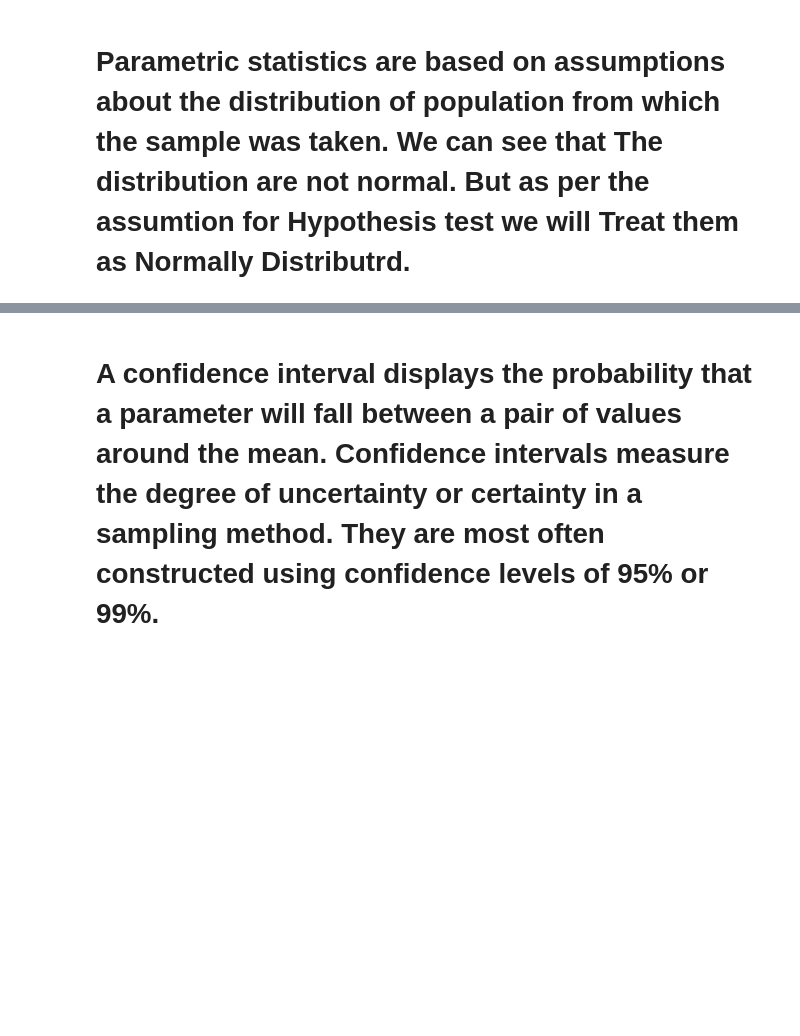
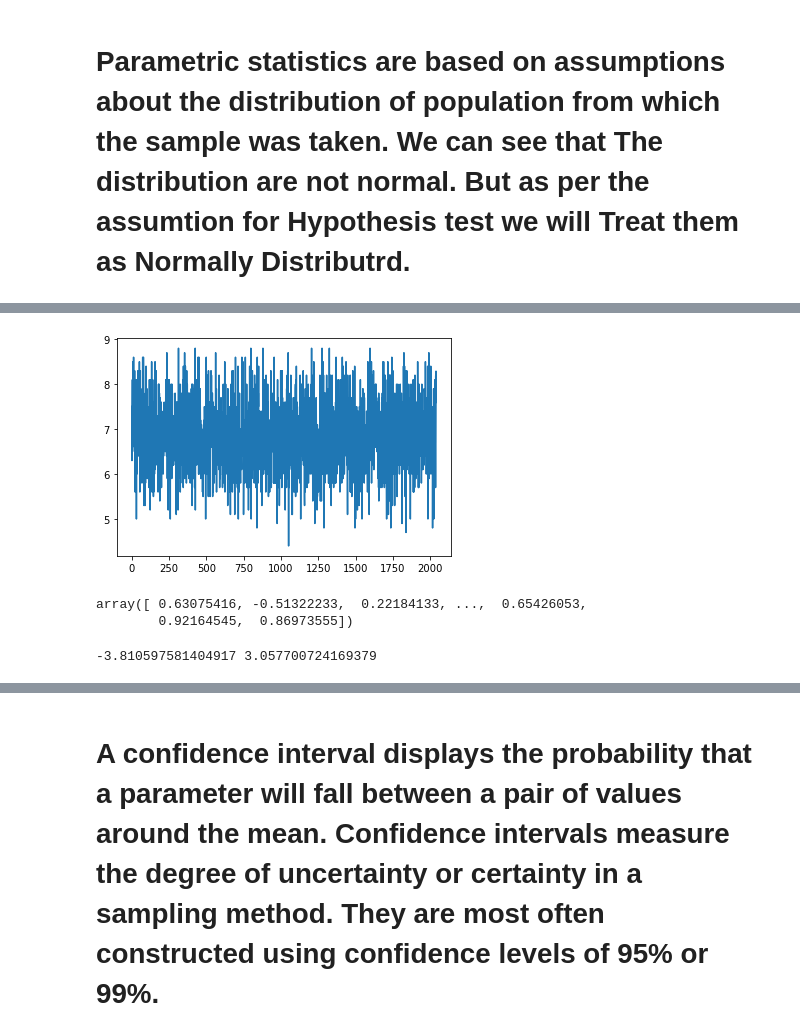
Before and after one commit to mchayan/DS_Practice, a Jupyter notebook: EDA_Practice/Assignment/Wine_Dataset_Assignment_Insight.ipynb, the cells around one changed output, grey strips where cells are left out. Drawn from its saved outputs; the diff is of its cells as text; code cells hidden in the pictures; blank space fills up the shorter version.

Commit message:
Testing different methods to normalize the data

```diff
--- a/EDA_Practice/Assignment/Wine_Dataset_Assignment_Insight.ipynb
+++ b/EDA_Practice/Assignment/Wine_Dataset_Assignment_Insight.ipynb
@@ -793,0 +803,2 @@ Probably the sample is not Normal
+# %%
+normal_fixed_acidity = new_data['fixed_acidity']
@@ -793,0 +820,4 @@ Probably the sample is not Normal
+# %%
+plt.plot(normal_fixed_acidity);
+# %% [output]
+[figure, added]
@@ -793,0 +826,5 @@ Probably the sample is not Normal
+# %%
+ranked_normal_fixed_acidity
+# %% [output]
+array([ 0.63075416, -0.51322233,  0.22184133, ...,  0.65426053,
+        0.92164545,  0.86973555])
@@ -793,0 +833,4 @@ Probably the sample is not Normal
+# %%
+print(np.min(ranked_normal_fixed_acidity), np.max(ranked_normal_fixed_acidity))
+# %% [output]
+-3.810597581404917 3.057700724169379
```
Also changed, not shown: parts of 32 cells of this notebook.
